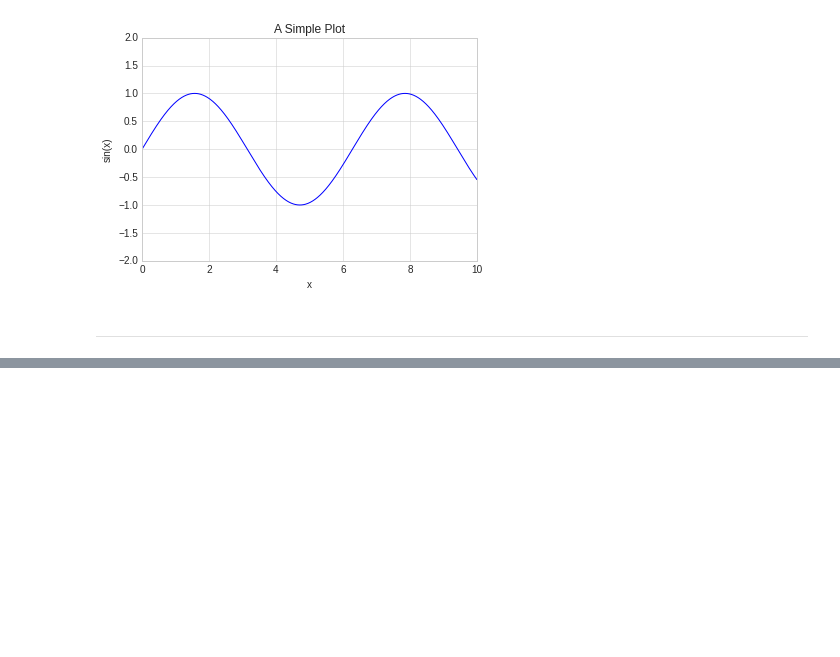
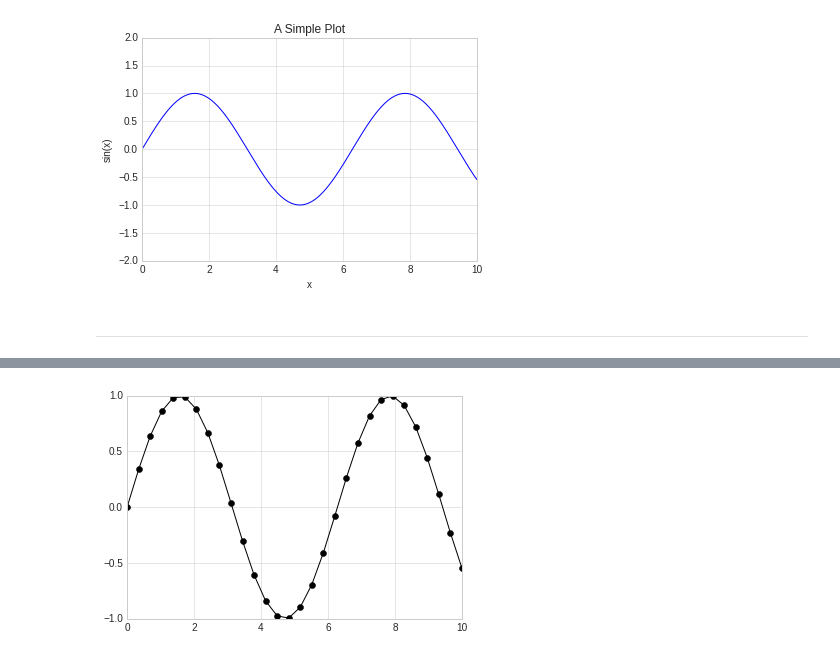
Before and after one commit to deep0892/ml_modeling, a Jupyter notebook: Matplotlib/Visualization_with_Matplotlib.ipynb, the cells around one changed output, grey strips where cells are left out. Drawn from its saved outputs; the diff is of its cells as text; code cells hidden in the pictures; blank space fills up the shorter version.

```diff
--- a/Matplotlib/Visualization_with_Matplotlib.ipynb
+++ b/Matplotlib/Visualization_with_Matplotlib.ipynb
@@ -256,0 +283,4 @@ ax.set(
+# %%
+plt.plot(x, y, '-ok'); # line (-), circle marker (o), black (k)
+# %% [output]
+[figure, added]
```
Also changed, not shown: parts of 12 cells of this notebook.
